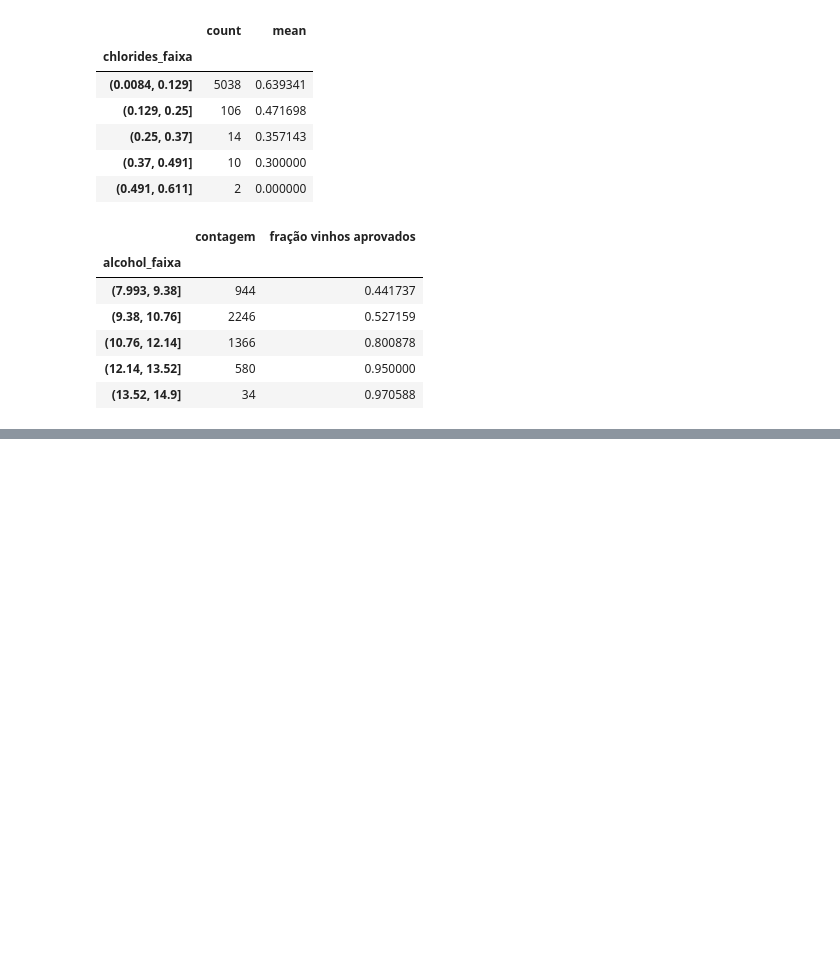
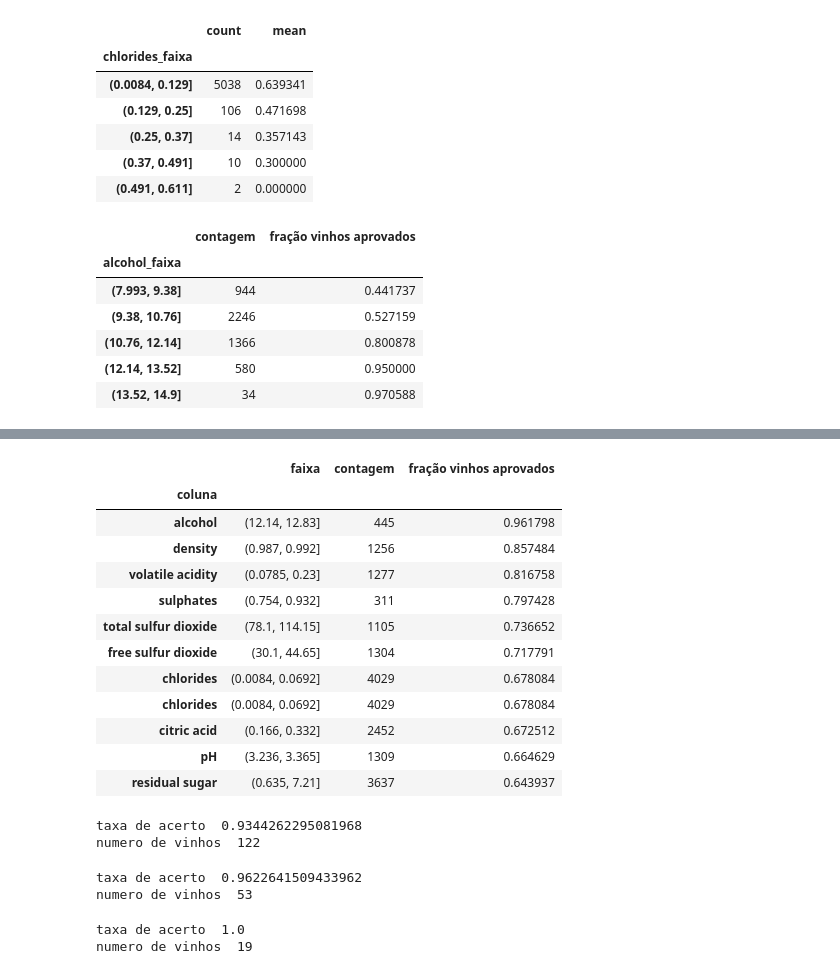
Before and after one commit to DionesGouvea/data-science-toolbox, a Jupyter notebook: Analise_exploratoria_vinhos_aprovados.ipynb, the cells around one changed output, grey strips where cells are left out. Cells and saved outputs as stored; diff of their text form; code cells hidden in the pictures; blank space fills up the shorter version.

```diff
--- a/Analise_exploratoria_vinhos_aprovados.ipynb
+++ b/Analise_exploratoria_vinhos_aprovados.ipynb
@@ -325,0 +402,17 @@ agrupamento
+# %%
+# Ordenando pela melhor fração de aprovação
+teste_faixas.sort_values(by='fração vinhos aprovados',ascending=False) #Ascending=False indica ordenação decrescente
+# %% [output]
+|  | faixa | contagem | fração vinhos aprovados |
+| coluna |  |  |  |
+| alcohol | (12.14, 12.83] | 445 | 0.961798 |
+| density | (0.987, 0.992] | 1256 | 0.857484 |
+| volatile acidity | (0.0785, 0.23] | 1277 | 0.816758 |
+| sulphates | (0.754, 0.932] | 311 | 0.797428 |
+| total sulfur dioxide | (78.1, 114.15] | 1105 | 0.736652 |
+| free sulfur dioxide | (30.1, 44.65] | 1304 | 0.717791 |
+| chlorides | (0.0084, 0.0692] | 4029 | 0.678084 |
+| chlorides | (0.0084, 0.0692] | 4029 | 0.678084 |
+| citric acid | (0.166, 0.332] | 2452 | 0.672512 |
+| pH | (3.236, 3.365] | 1309 | 0.664629 |
+| residual sugar | (0.635, 7.21] | 3637 | 0.643937 |
@@ -325,0 +421,27 @@ agrupamento
+# %%
+#aplicando nosso filtro na base de dados test para saber a taxa de acerto
+filtro_tste = test[test['alcohol'].between(12.14,12.83)]
+print('taxa de acerto ',filtro_tste['approved'].mean())
+print('numero de vinhos ',len(filtro_tste))
+# %% [output]
+taxa de acerto  0.9344262295081968
+numero de vinhos  122
+# %%
+filtro_tste = test[test['alcohol'].between(12.14,12.83)]
+filtro_tste = filtro_tste[filtro_tste['density'].between(0.987,0.992)]
+filtro_tste = filtro_tste[filtro_tste['citric acid'].between(0.166,0.332)]
+print('taxa de acerto ',filtro_tste['approved'].mean())
+print('numero de vinhos ',len(filtro_tste))
+# %% [output]
+taxa de acerto  0.9622641509433962
+numero de vinhos  53
+# %%
+filtro_tste = test[test['alcohol'].between(12.14,12.83)]
+filtro_tste = filtro_tste[filtro_tste['density'].between(0.987,0.992)]
+filtro_tste = filtro_tste[filtro_tste['citric acid'].between(0.166,0.332)]
+filtro_tste = filtro_tste[filtro_tste['pH'].between(3.236,3.365)]
+print('taxa de acerto ',filtro_tste['approved'].mean())
+print('numero de vinhos ',len(filtro_tste))
+# %% [output]
+taxa de acerto  1.0
+numero de vinhos  19
```
Also changed, not shown: parts of 10 cells of this notebook.
